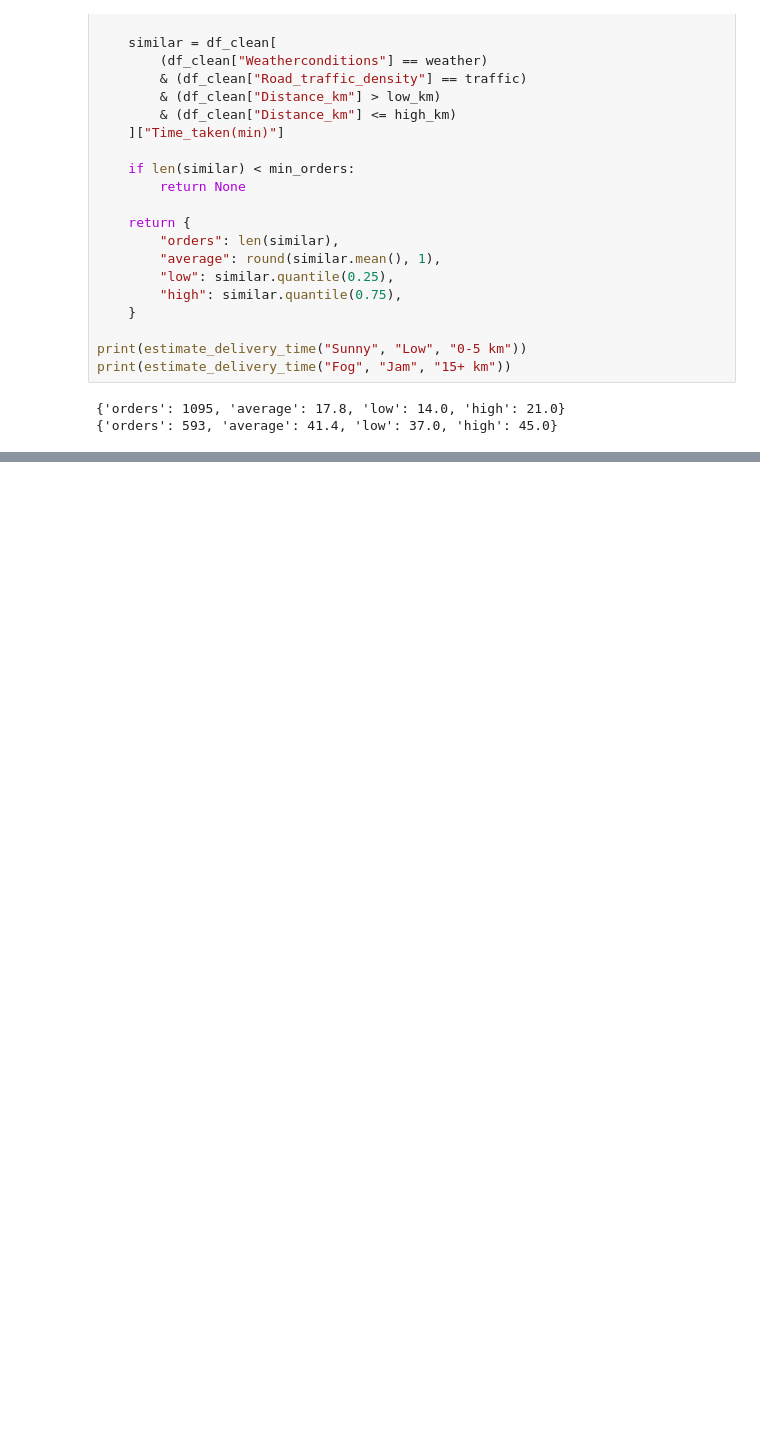
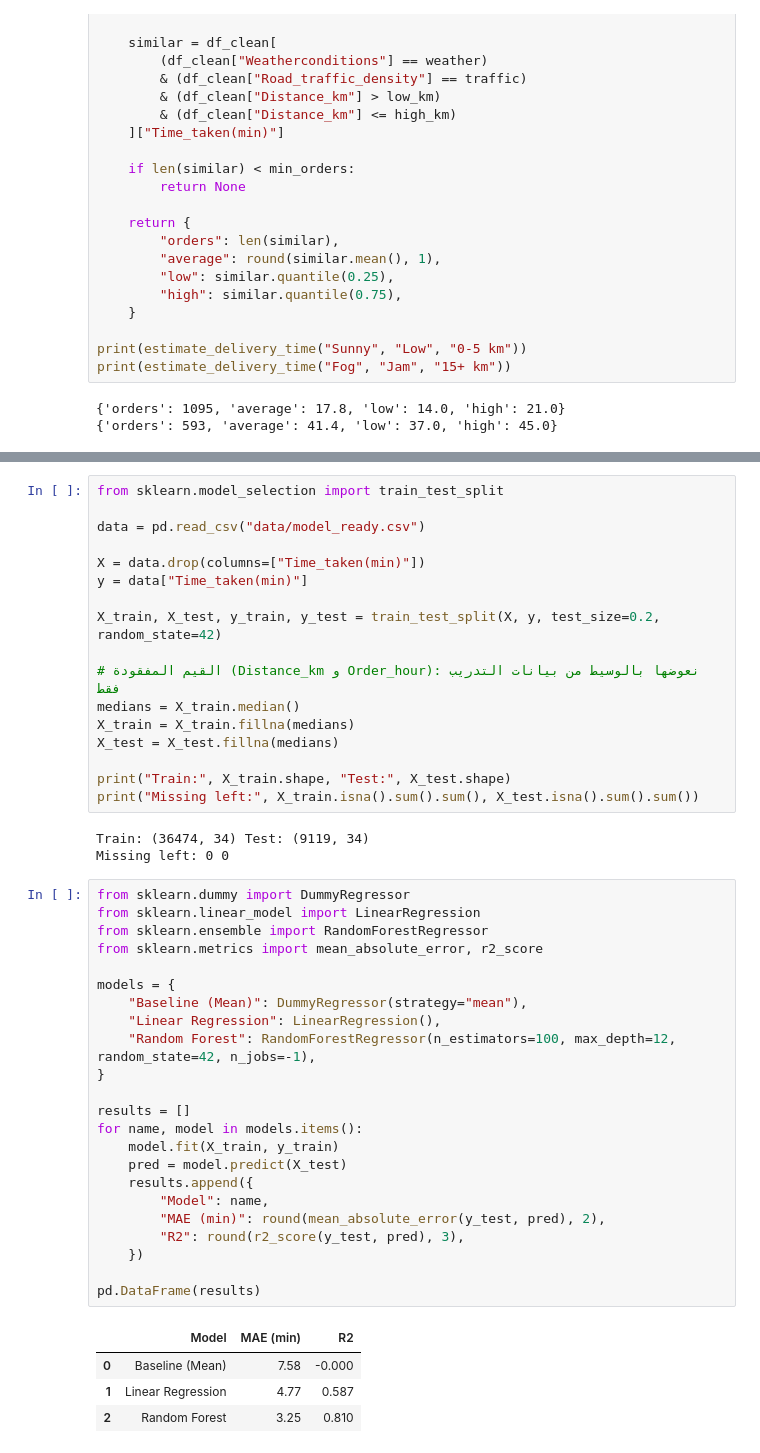
Before and after one commit to Manar-Mohammed8/delivery-time-prediction, a Jupyter notebook: notebook.ipynb, the cells around one changed output, grey strips where cells are left out. Cells and saved outputs as stored; diff of their text form; blank space fills up the shorter version.

```diff
--- a/notebook.ipynb
+++ b/notebook.ipynb
@@ -1003,0 +1015,48 @@ print(estimate_delivery_time("Fog", "Jam", "15+ km"))
+# %%
+from sklearn.model_selection import train_test_split
+
+data = pd.read_csv("data/model_ready.csv")
+
+X = data.drop(columns=["Time_taken(min)"])
+y = data["Time_taken(min)"]
+
+X_train, X_test, y_train, y_test = train_test_split(X, y, test_size=0.2, random_state=42)
+
+# القيم المفقودة (Distance_km و Order_hour): نعوضها بالوسيط من بيانات التدريب فقط
+medians = X_train.median()
+X_train = X_train.fillna(medians)
+X_test = X_test.fillna(medians)
+
+print("Train:", X_train.shape, "Test:", X_test.shape)
+print("Missing left:", X_train.isna().sum().sum(), X_test.isna().sum().sum())
+# %% [output]
+Train: (36474, 34) Test: (9119, 34)
+Missing left: 0 0
+# %%
+from sklearn.dummy import DummyRegressor
+from sklearn.linear_model import LinearRegression
+from sklearn.ensemble import RandomForestRegressor
+from sklearn.metrics import mean_absolute_error, r2_score
+
+models = {
+    "Baseline (Mean)": DummyRegressor(strategy="mean"),
+    "Linear Regression": LinearRegression(),
+    "Random Forest": RandomForestRegressor(n_estimators=100, max_depth=12, random_state=42, n_jobs=-1),
+}
+
+results = []
+for name, model in models.items():
+    model.fit(X_train, y_train)
+    pred = model.predict(X_test)
+    results.append({
+        "Model": name,
+        "MAE (min)": round(mean_absolute_error(y_test, pred), 2),
+        "R2": round(r2_score(y_test, pred), 3),
+    })
+
+pd.DataFrame(results)
+# %% [output]
+|  | Model | MAE (min) | R2 |
+| 0 | Baseline (Mean) | 7.58 | -0.000 |
+| 1 | Linear Regression | 4.77 | 0.587 |
+| 2 | Random Forest | 3.25 | 0.810 |
```
Also changed, not shown: parts of 23 cells of this notebook, 1 other file.
